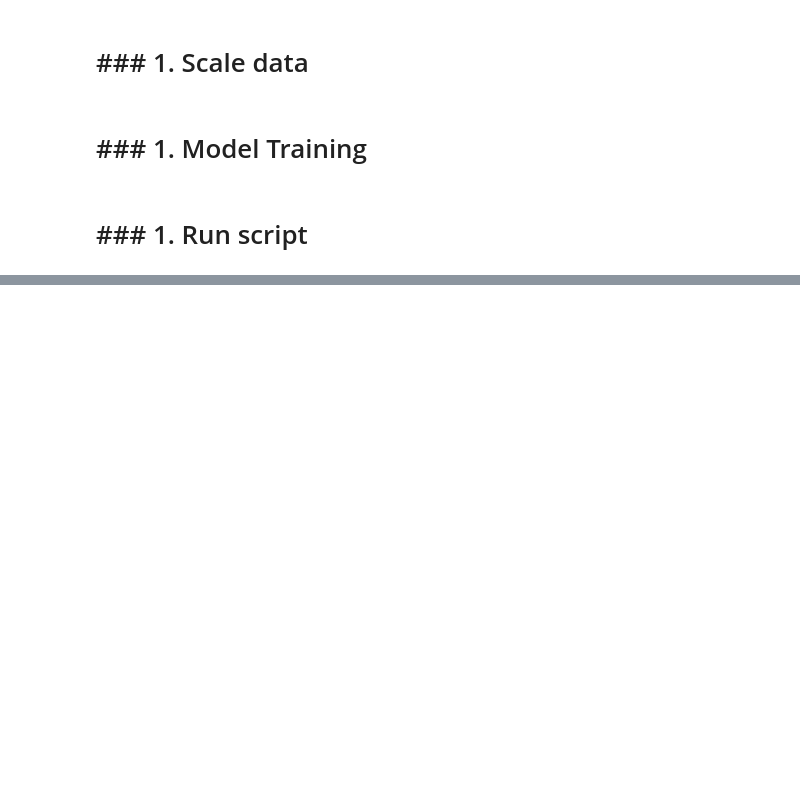
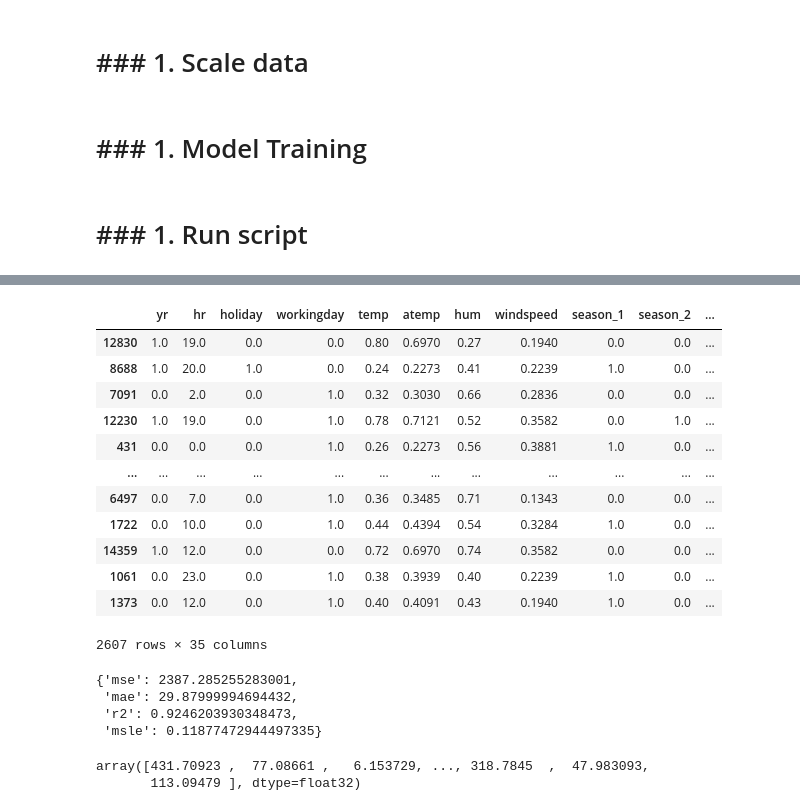
Before and after one commit to cheroualiyakoub/mlops-42Track, a Jupyter notebook: data_preprossing_clean.ipynb, the cells around one changed output, grey strips where cells are left out. Cells and saved outputs as stored; diff of their text form; code cells hidden in the pictures; blank space fills up the shorter version.

```diff
--- a/data_preprossing_clean.ipynb
+++ b/data_preprossing_clean.ipynb
@@ -474,0 +924,4 @@ for model_name, model in models.items():
+# %%
+X = df_cleaned.drop(columns=['cnt'])
+y = df_cleaned['cnt']
+X_train, X_val, X_test, y_train, y_val, y_test = data_split(X, y)
@@ -474,0 +961,16 @@ for model_name, model in models.items():
+# %%
+X_test
+# %% [output]
+|  | yr | hr | holiday | workingday | temp | atemp | hum | windspeed | season_1 | season_2 | ... |
+| 12830 | 1.0 | 19.0 | 0.0 | 0.0 | 0.80 | 0.6970 | 0.27 | 0.1940 | 0.0 | 0.0 | ... |
+| 8688 | 1.0 | 20.0 | 1.0 | 0.0 | 0.24 | 0.2273 | 0.41 | 0.2239 | 1.0 | 0.0 | ... |
+| 7091 | 0.0 | 2.0 | 0.0 | 1.0 | 0.32 | 0.3030 | 0.66 | 0.2836 | 0.0 | 0.0 | ... |
+| 12230 | 1.0 | 19.0 | 0.0 | 1.0 | 0.78 | 0.7121 | 0.52 | 0.3582 | 0.0 | 1.0 | ... |
+| 431 | 0.0 | 0.0 | 0.0 | 1.0 | 0.26 | 0.2273 | 0.56 | 0.3881 | 1.0 | 0.0 | ... |
+| ... | ... | ... | ... | ... | ... | ... | ... | ... | ... | ... | ... |
+| 6497 | 0.0 | 7.0 | 0.0 | 1.0 | 0.36 | 0.3485 | 0.71 | 0.1343 | 0.0 | 0.0 | ... |
+| 1722 | 0.0 | 10.0 | 0.0 | 1.0 | 0.44 | 0.4394 | 0.54 | 0.3284 | 1.0 | 0.0 | ... |
+| 14359 | 1.0 | 12.0 | 0.0 | 0.0 | 0.72 | 0.6970 | 0.74 | 0.3582 | 0.0 | 0.0 | ... |
+| 1061 | 0.0 | 23.0 | 0.0 | 1.0 | 0.38 | 0.3939 | 0.40 | 0.2239 | 1.0 | 0.0 | ... |
+| 1373 | 0.0 | 12.0 | 0.0 | 1.0 | 0.40 | 0.4091 | 0.43 | 0.1940 | 1.0 | 0.0 | ... |
+2607 rows × 35 columns
@@ -474,0 +979,12 @@ for model_name, model in models.items():
+# %%
+evaluate_model_1(pipeline, X_test, y_test, None, model_name)
+# %% [output]
+{'mse': 2387.285255283001,
+ 'mae': 29.87999994694432,
+ 'r2': 0.9246203930348473,
+ 'msle': 0.11877472944497335}
+# %%
+y_test_predict
+# %% [output]
+array([431.70923 ,  77.08661 ,   6.153729, ..., 318.7845  ,  47.983093,
+       113.09479 ], dtype=float32)
```
Also changed, not shown: parts of 21 cells of this notebook, 1 other file.
